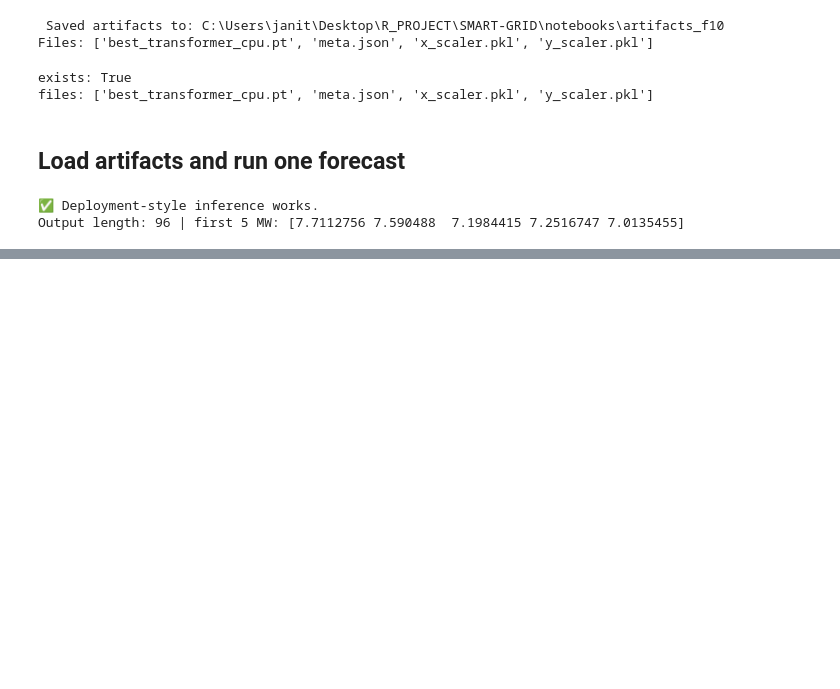
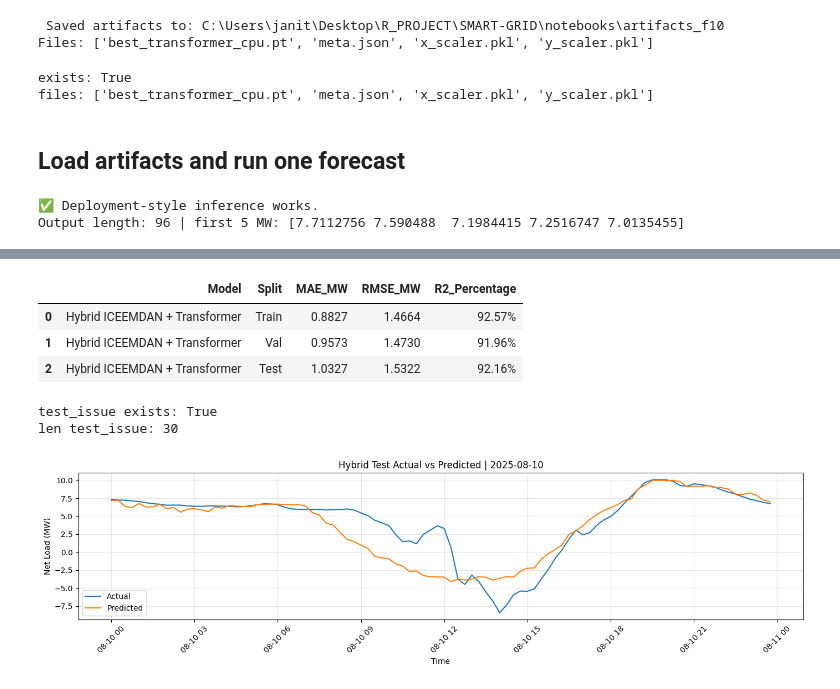
Before and after one commit to Akash-W-Karunanayake/SMART-GRID, a Jupyter notebook: notebooks/03_hybrid_iceemdan_transformer_gprml_f10.ipynb, the cells around one changed output, grey strips where cells are left out. Saved outputs shown, nothing was run; the diff lists cells and outputs as text; code cells hidden in the pictures; blank space fills up the shorter version.

```diff
--- a/notebooks/03_hybrid_iceemdan_transformer_gprml_f10.ipynb
+++ b/notebooks/03_hybrid_iceemdan_transformer_gprml_f10.ipynb
@@ -924,0 +1103,80 @@ Output length: 96 | first 5 MW: [7.7112756 7.590488  7.1984415 7.2516747 7.01354
+# %%
+import pandas as pd
+import numpy as np
+from sklearn.metrics import r2_score
+
+def mae(a, b):
+    return float(np.mean(np.abs(a - b)))
+
+def rmse(a, b):
+    return float(np.sqrt(np.mean((a - b) ** 2)))
+
+def r2_percent_display(a, b):
+    r2_val = r2_score(a.reshape(-1), b.reshape(-1)) * 100
+    return f"{r2_val:.2f}%"
+
+results_df = pd.DataFrame([
+    [
+        "Hybrid ICEEMDAN + Transformer", "Train",
+        round(mae(true_train_mw, pred_train_mw), 4),
+        round(rmse(true_train_mw, pred_train_mw), 4),
+        r2_percent_display(true_train_mw, pred_train_mw)
+    ],
+    [
+        "Hybrid ICEEMDAN + Transformer", "Val",
+        round(mae(true_val_mw, pred_val_mw), 4),
+        round(rmse(true_val_mw, pred_val_mw), 4),
+        r2_percent_display(true_val_mw, pred_val_mw)
+    ],
+    [
+        "Hybrid ICEEMDAN + Transformer", "Test",
+        round(mae(true_test_mw, pred_test_mw), 4),
+        round(rmse(true_test_mw, pred_test_mw), 4),
+        r2_percent_display(true_test_mw, pred_test_mw)
+    ],
+], columns=["Model", "Split", "MAE_MW", "RMSE_MW", "R2_Percentage"])
+
+results_df
+# %% [output]
+|  | Model | Split | MAE_MW | RMSE_MW | R2_Percentage |
+| 0 | Hybrid ICEEMDAN + Transformer | Train | 0.8827 | 1.4664 | 92.57% |
+| 1 | Hybrid ICEEMDAN + Transformer | Val | 0.9573 | 1.4730 | 91.96% |
+| 2 | Hybrid ICEEMDAN + Transformer | Test | 1.0327 | 1.5322 | 92.16% |
+# %%
+print("test_issue exists:", "test_issue" in globals())
+print("len test_issue:", len(test_issue) if "test_issue" in globals() else "missing")
+# %% [output]
+test_issue exists: True
+len test_issue: 30
+# %%
+import matplotlib.pyplot as plt
+import pandas as pd
+
+wanted_date = pd.Timestamp("2025-08-10").date()
+
+idx = None
+for j in range(len(true_test_mw)):  # use prediction length, not raw test_issue length
+    d = (pd.Timestamp(test_issue[j]) + pd.Timedelta(minutes=15)).date()
+    if d == wanted_date:
+        idx = j
+        break
+
+if idx is None:
+    print("Date not found in evaluated test set.")
+else:
+    start_ts = pd.Timestamp(test_issue[idx]) + pd.Timedelta(minutes=15)
+    time_index = pd.date_range(start=start_ts, periods=96, freq="15min")
+
+    plt.figure(figsize=(14, 4))
+    plt.plot(time_index, true_test_mw[idx], label="Actual")
+    plt.plot(time_index, pred_test_mw[idx], label="Predicted")
+    plt.title(f"Hybrid Test Actual vs Predicted | {wanted_date}")
+    plt.xlabel("Time")
+    plt.ylabel("Net Load (MW)")
+    plt.xticks(rotation=45)
+    plt.legend()
+    plt.grid(True, alpha=0.3)
+    plt.tight_layout()
+    plt.show()
+# %% [output]
+[figure, added]
```
Also changed, not shown: parts of 8 cells of this notebook, 3 other files.
